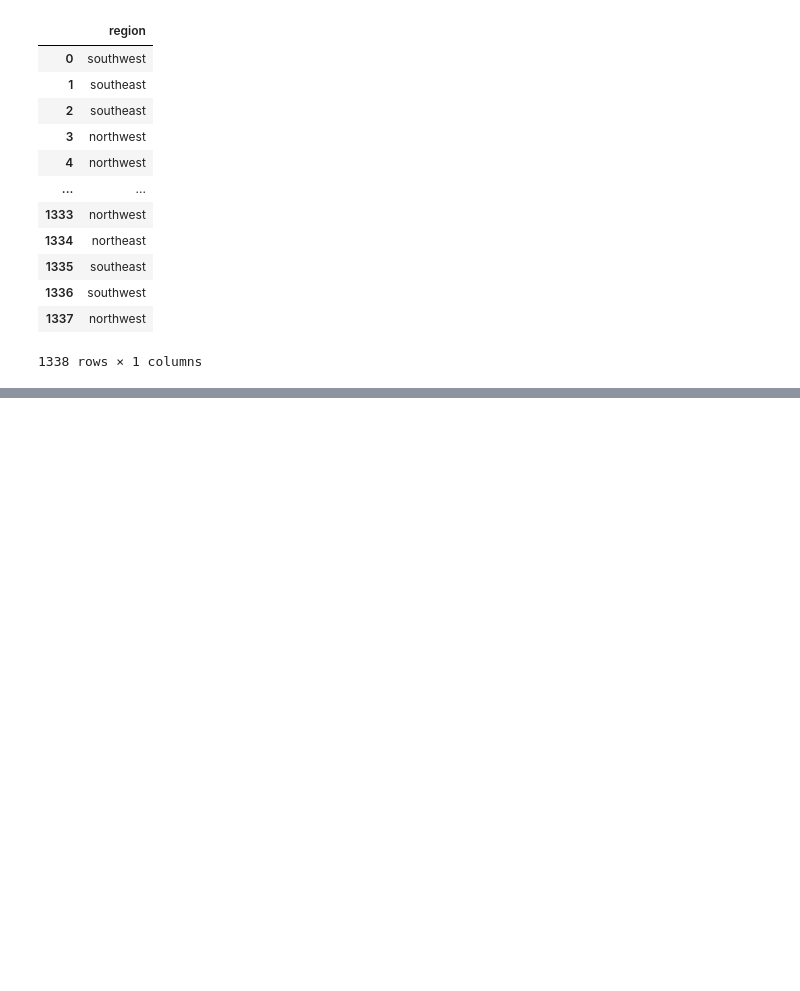
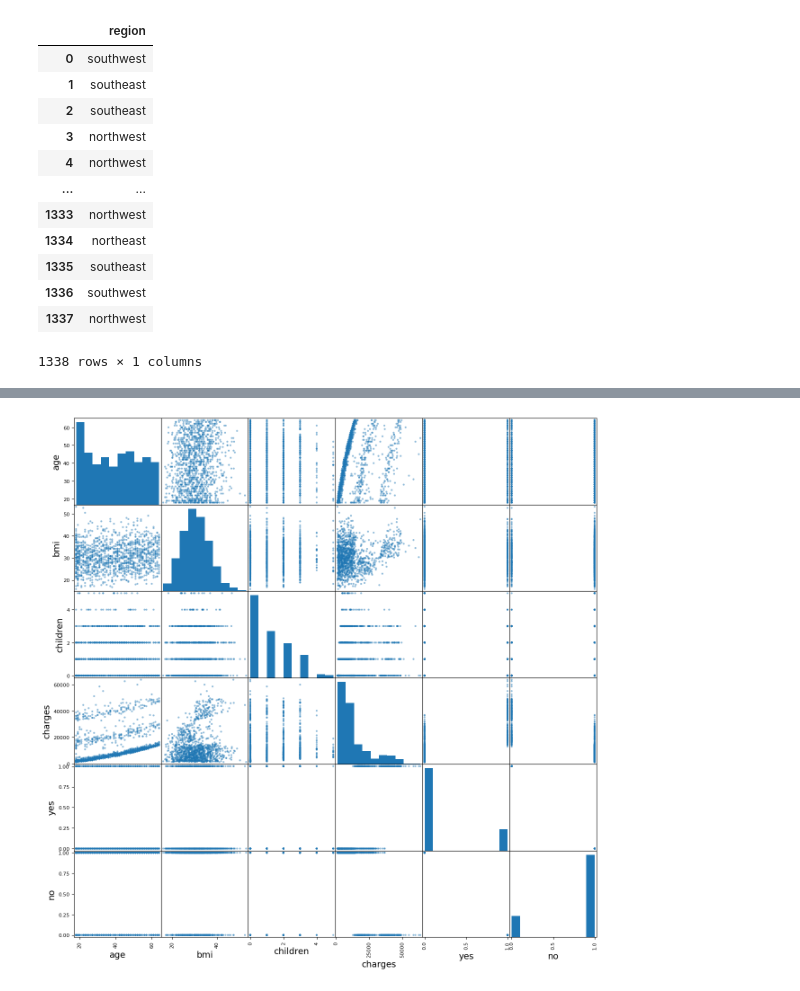
Before and after one commit to joshMonarch/prima_seguros, a Jupyter notebook: prima_seguros.ipynb, the cells around one changed output, grey strips where cells are left out. Cells and saved outputs as stored; diff of their text form; code cells hidden in the pictures; blank space fills up the shorter version.

```diff
--- a/prima_seguros.ipynb
+++ b/prima_seguros.ipynb
@@ -69,0 +127,6 @@ copy_region
+# %%
+corr_matrix = copy.corr();
+attributes = ['age','bmi','children','charges','yes','no']
+scatter_matrix(copy[attributes], figsize=(15, 15));
+# %% [output]
+[figure, added]
```
Also changed, not shown: parts of 17 cells of this notebook.
